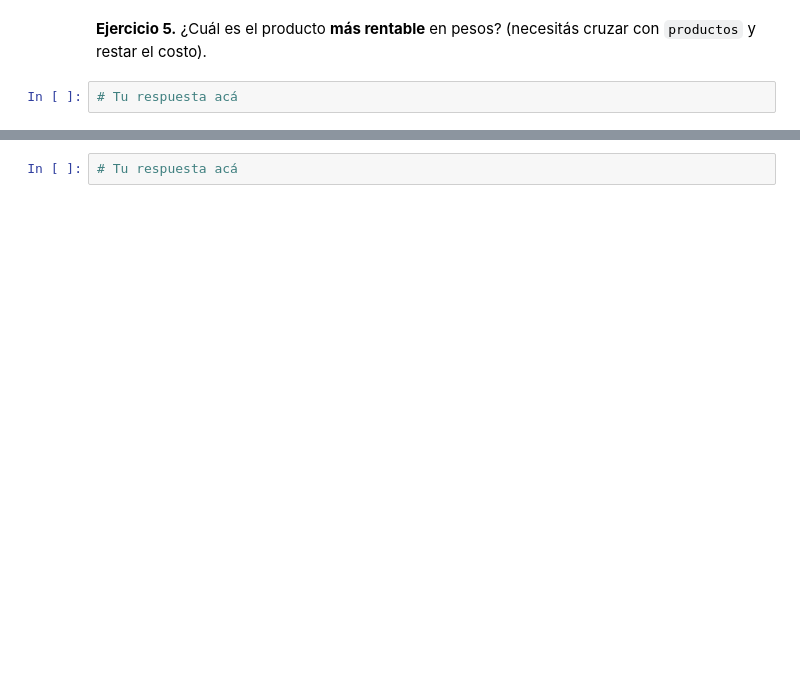
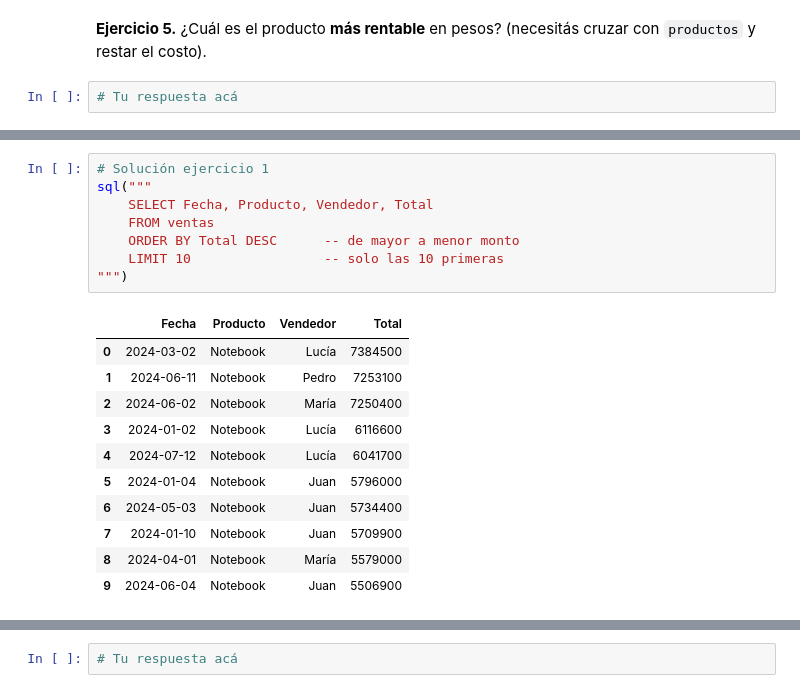
Before and after one commit to Datso653/Laboratorio-de-metodos-Cuantitativos-Aplicados-a-la-gestion, a Jupyter notebook: notebooks/22_SQL_y_manejo_de_tablas.ipynb, the cells around one changed output, grey strips where cells are left out. Drawn from its saved outputs; the diff is of its cells as text; blank space fills up the shorter version.

```diff
--- a/notebooks/22_SQL_y_manejo_de_tablas.ipynb
+++ b/notebooks/22_SQL_y_manejo_de_tablas.ipynb
@@ -623,0 +724,20 @@ y restar el costo).
+# %%
+# Solución ejercicio 1
+sql("""
+    SELECT Fecha, Producto, Vendedor, Total
+    FROM ventas
+    ORDER BY Total DESC      -- de mayor a menor monto
+    LIMIT 10                 -- solo las 10 primeras
+""")
+# %% [output]
+|  | Fecha | Producto | Vendedor | Total |
+| 0 | 2024-03-02 | Notebook | Lucía | 7384500 |
+| 1 | 2024-06-11 | Notebook | Pedro | 7253100 |
+| 2 | 2024-06-02 | Notebook | María | 7250400 |
+| 3 | 2024-01-02 | Notebook | Lucía | 6116600 |
+| 4 | 2024-07-12 | Notebook | Lucía | 6041700 |
+| 5 | 2024-01-04 | Notebook | Juan | 5796000 |
+| 6 | 2024-05-03 | Notebook | Juan | 5734400 |
+| 7 | 2024-01-10 | Notebook | Juan | 5709900 |
+| 8 | 2024-04-01 | Notebook | María | 5579000 |
+| 9 | 2024-06-04 | Notebook | Juan | 5506900 |
```
Also changed, not shown: parts of 113 cells of this notebook.
